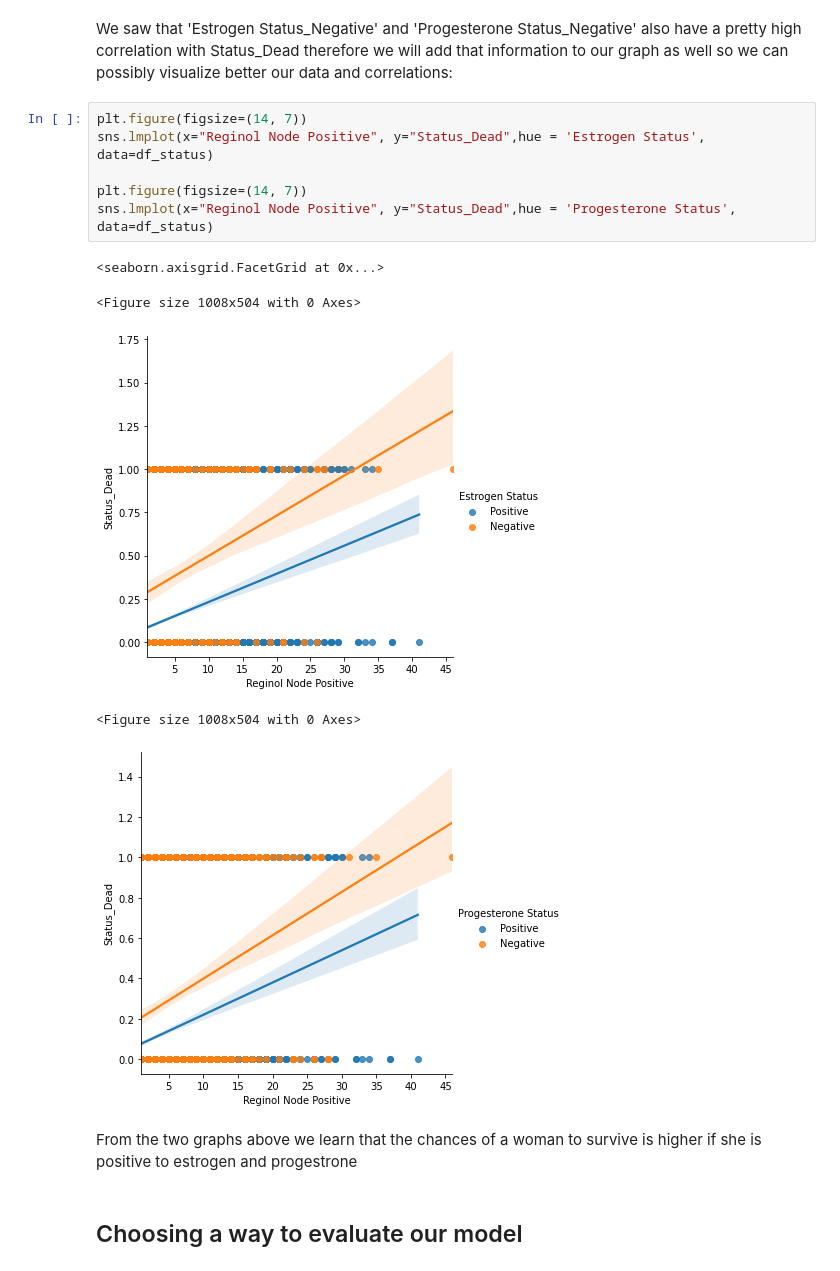
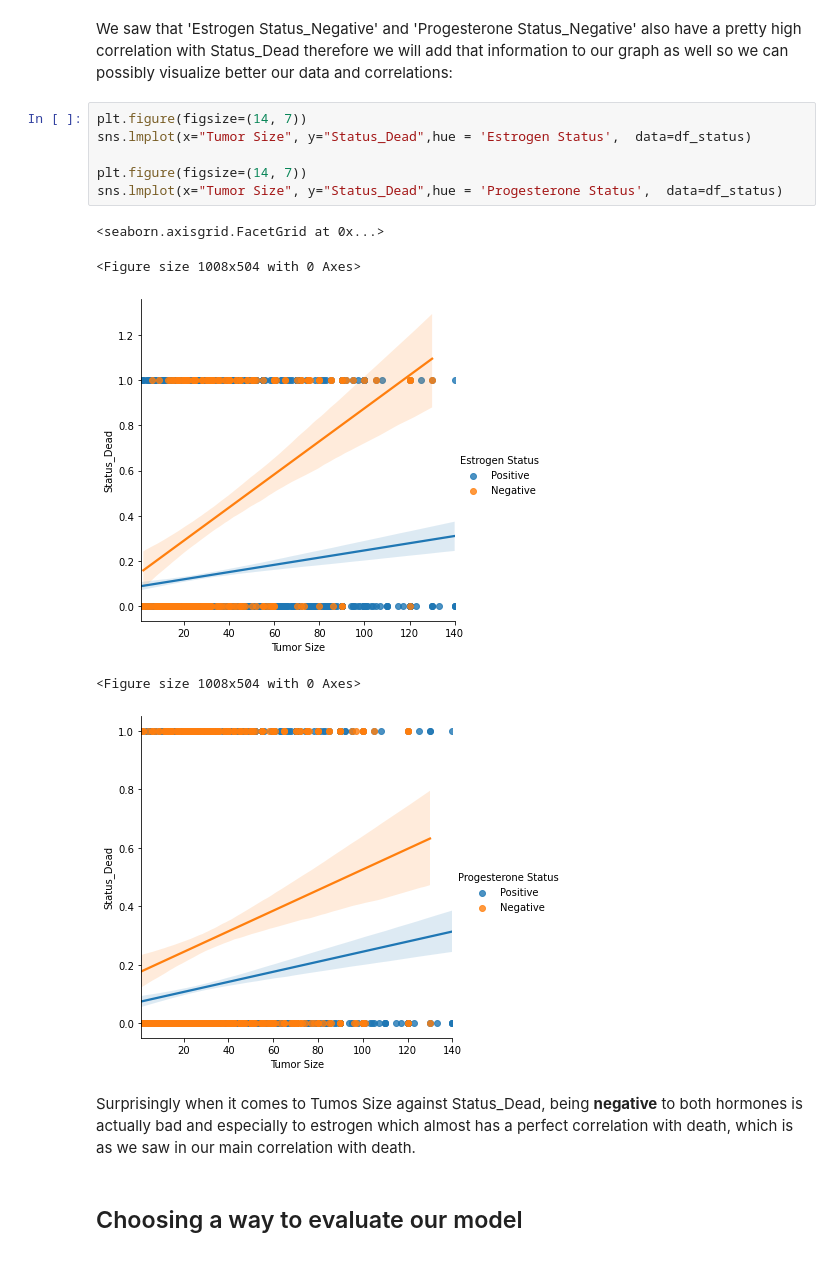
Before and after one commit to MayaHayat/BreastCancer_Classification, a Jupyter notebook: Breast Cancer.ipynb, the cells around one changed output. Saved outputs shown, nothing was run; the diff lists cells and outputs as text.

```diff
--- a/Breast Cancer.ipynb
+++ b/Breast Cancer.ipynb
@@ -538,18 +584,18 @@ sns.lmplot(x="Tumor Size", y="Status_Dead", data=df_status)
 We saw that 'Estrogen Status_Negative' and 'Progesterone Status_Negative' also have a pretty high correlation with Status_Dead therefore we will add that information to our graph as well so we can possibly visualize better our data and correlations:
 # %%
 plt.figure(figsize=(14, 7))
-sns.lmplot(x="Reginol Node Positive", y="Status_Dead",hue = 'Estrogen Status',  data=df_status)
+sns.lmplot(x="Tumor Size", y="Status_Dead",hue = 'Estrogen Status',  data=df_status)
 
 plt.figure(figsize=(14, 7))
-sns.lmplot(x="Reginol Node Positive", y="Status_Dead",hue = 'Progesterone Status',  data=df_status)
+sns.lmplot(x="Tumor Size", y="Status_Dead",hue = 'Progesterone Status',  data=df_status)
 # %% [output]
 <seaborn.axisgrid.FacetGrid at 0x...>
 <Figure size 1008x504 with 0 Axes>
-[figure, old version]
+[figure, new version]
 <Figure size 1008x504 with 0 Axes>
-[figure, old version]
+[figure, new version]
 # %% [markdown]
-From the two graphs above we learn that the chances of a woman to survive is higher if she is positive to estrogen and progestrone
+Surprisingly when it comes to Tumos Size against Status_Dead, being **negative** to both hormones is actually bad and especially to estrogen which almost has a perfect correlation with death, which is as we saw in our main correlation with death.
 # %% [markdown]
 ## Choosing a way to evaluate our model
 # %% [markdown]
```
Also changed, not shown: parts of 33 cells of this notebook.
